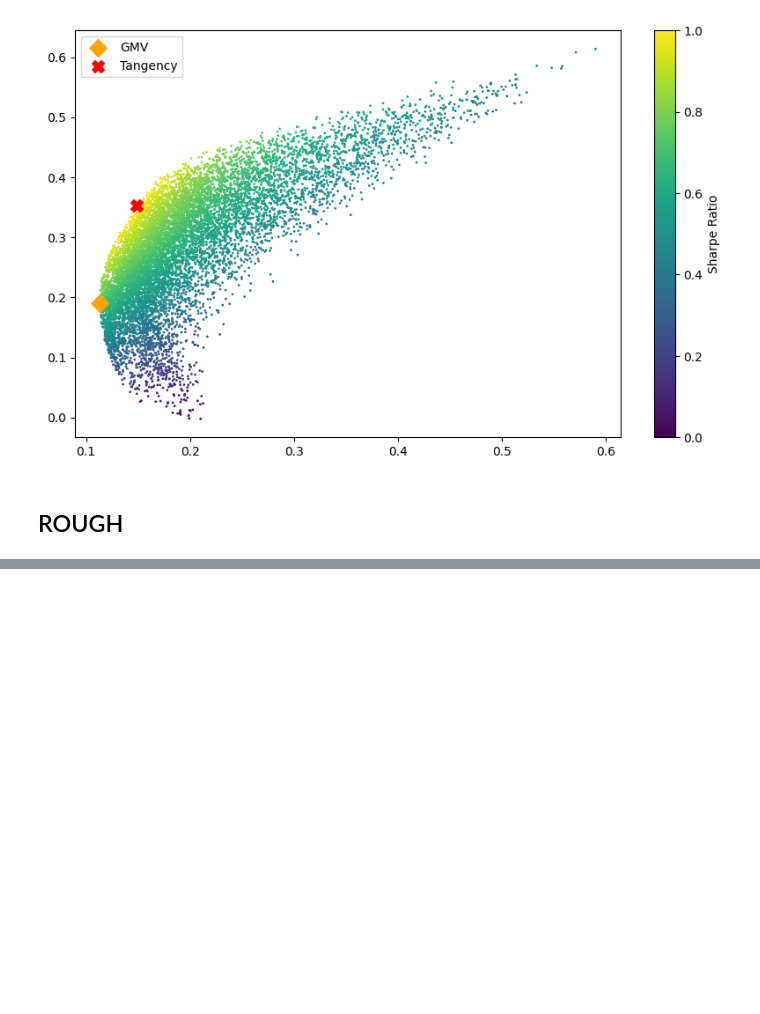
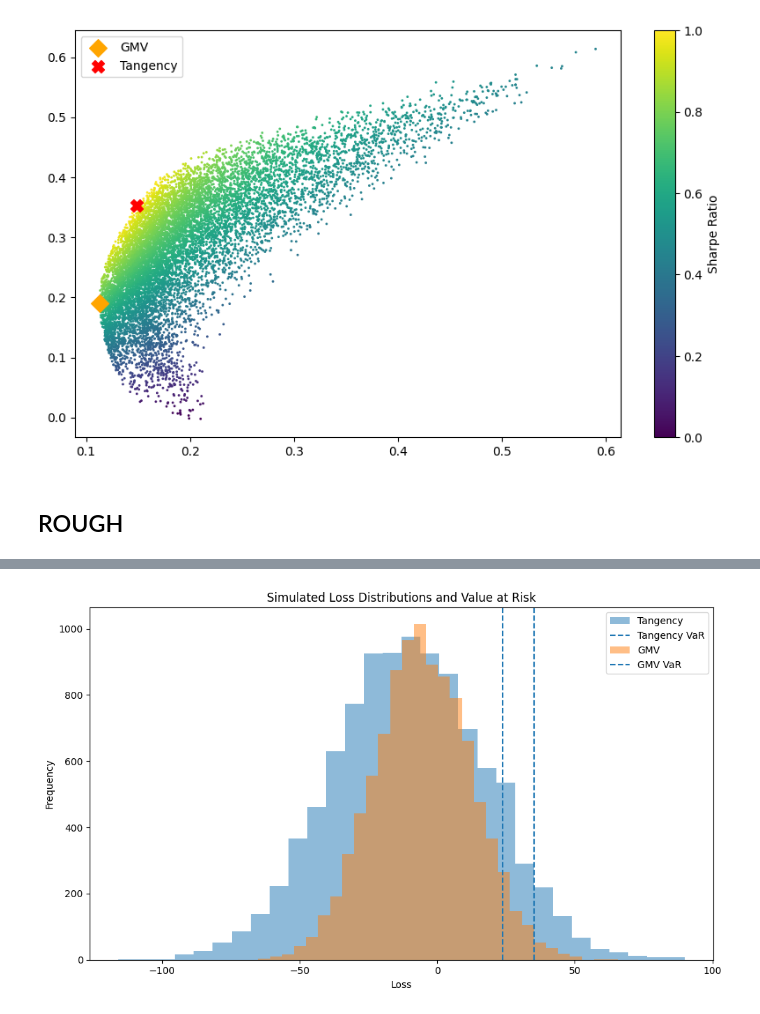
Before and after one commit to devanshu-cosmo/ml-projects, a Jupyter notebook: portfolio_optimization/portfolio_opt.ipynb, the cells around one changed output, grey strips where cells are left out. Drawn from its saved outputs; the diff is of its cells as text; code cells hidden in the pictures; blank space fills up the shorter version.

Commit message:
Added feature to compute value at risk

```diff
--- a/portfolio_optimization/portfolio_opt.ipynb
+++ b/portfolio_optimization/portfolio_opt.ipynb
@@ -354,0 +440,21 @@ plt.legend()
+# %%
+portfolio_weights = {
+    "Tangency": mvo_results["Tangency"]["weights"],
+    "GMV": mvo_results["GMV"]["weights"],
+}
+
+var_results = compute_portfolio_var(
+    daily_returns,
+    portfolio_weights,
+    days_horizon=7,
+    n_simulations=10000,
+    CL=0.95,
+    portfolio_value=1000.0,
+)
+
+for name, res in var_results.items():
+    print(f"{name} mean simulated loss: {res['distribution'].mean():.2f}")
+    print(f"{name} VaR: {res['VaR']:.2f}")
+
+plot_var_distributions(var_results)
+# %% [output]
@@ -354,0 +465 @@ plt.legend()
+[figure, added]
```
Also changed, not shown: parts of 11 cells of this notebook.
